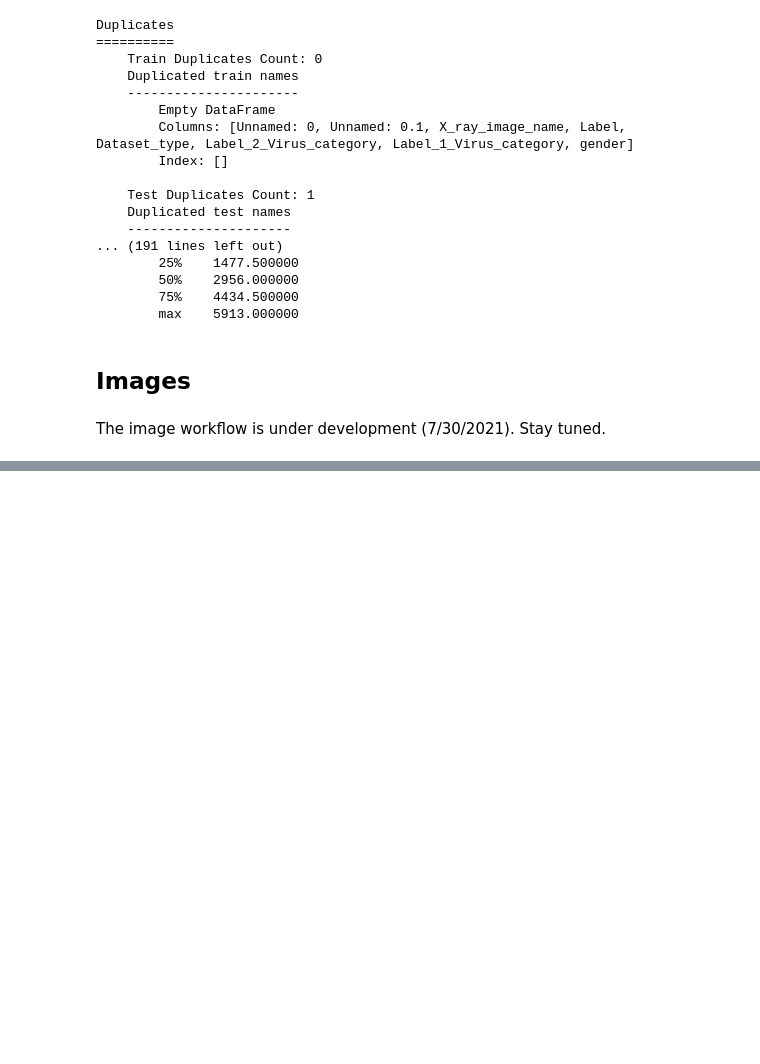
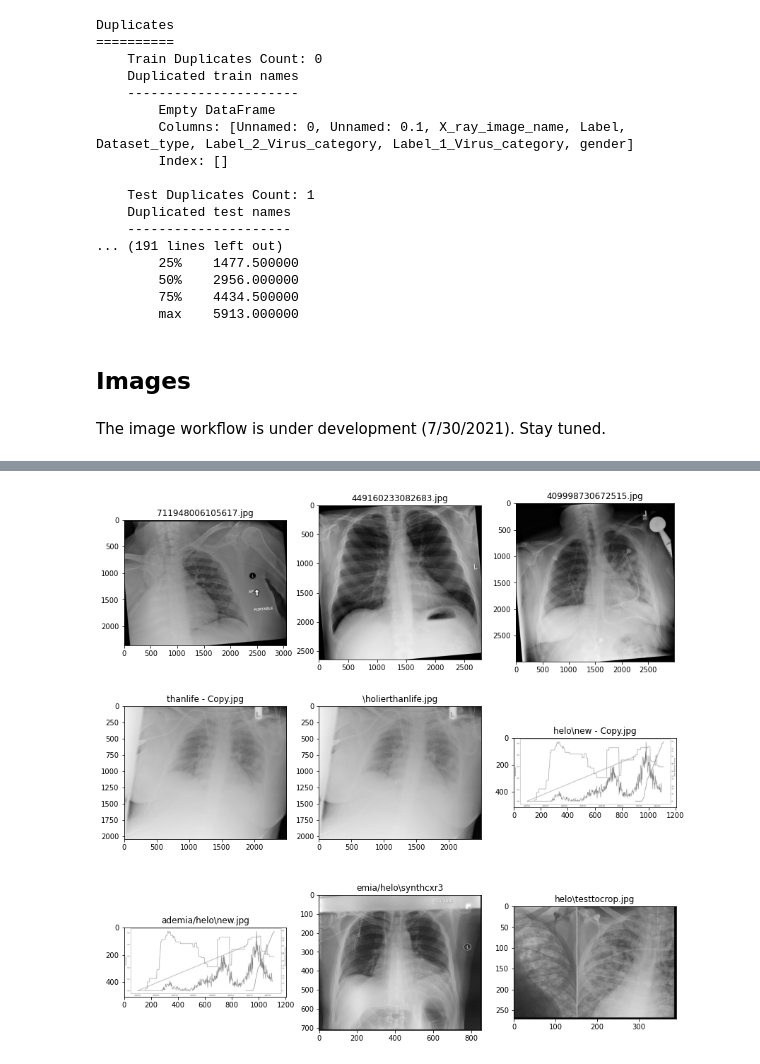
Before and after one commit to drcandacemakedamoore/cleanX, a Jupyter notebook: workflow_demo/classes_workflow.ipynb, the cells around one changed output, grey strips where cells are left out. Drawn from its saved outputs; the diff is of its cells as text; code cells hidden in the pictures; blank space fills up the shorter version.

```diff
--- a/workflow_demo/classes_workflow.ipynb
+++ b/workflow_demo/classes_workflow.ipynb
@@ -142,5 +149,14 @@ p.process(src)
 src_files = set(f for f in os.listdir(src_dir) if f.endswith('.jpg'))
 dst_files = set(os.listdir(nd))
 # %%
-n_images_list = iwork.dataframe_up_my_pics(pipeline_output, 'Normal')
-#pics = iwork.show_images_in_df(n_images_list.identifier_pic_name,19)
+n_images = iwork.dataframe_up_my_pics(pipeline_output, 'Normal')
+n_images_list = n_images.identifier_pic_name.to_list()
+fix_names = []
+for image_string in n_images_list:
+    fix_names.append(os.path.join(pipeline_output, image_string))
+
+#fix_names
+# %%
+iwork.show_images_in_df(fix_names,19)
+# %% [output]
+[figure, added]
```
Also changed, not shown: parts of 5 cells of this notebook, 1 other file.
